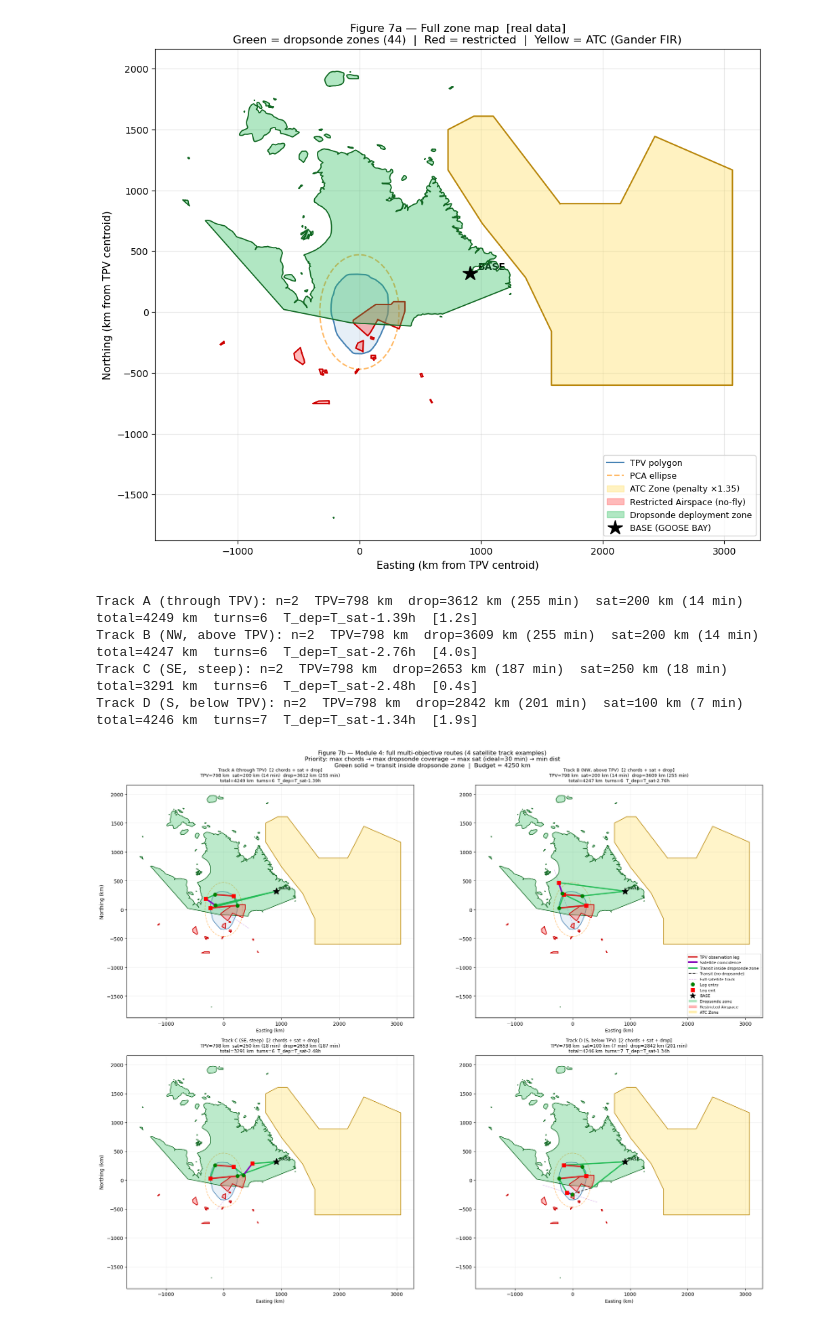
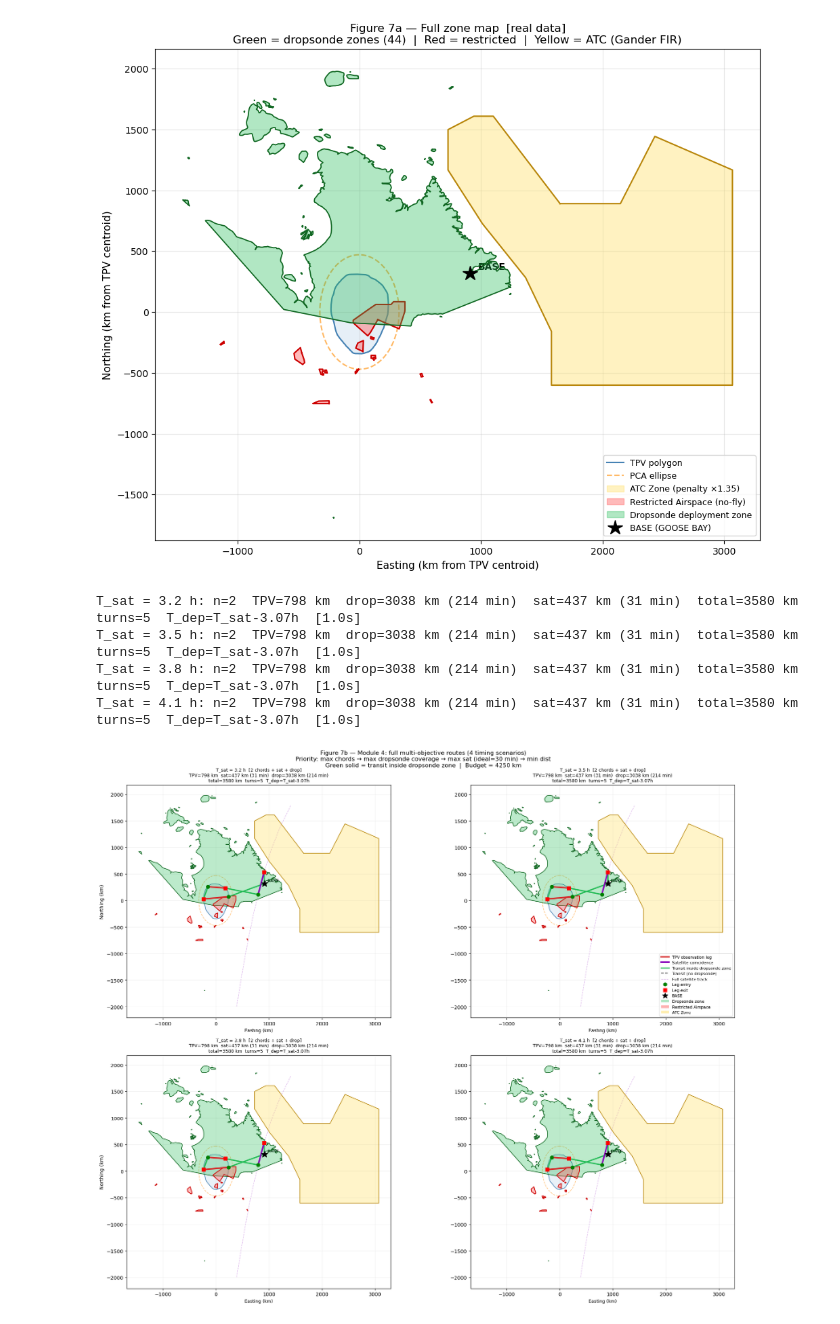
Before and after one commit to xf37/aerial-met-survey-optimizer, a Jupyter notebook: 07_tpv_route_planning.ipynb, the cells around one changed output. Cells and saved outputs as stored; diff of their text form; code cells hidden in the pictures.

```diff
--- a/07_tpv_route_planning.ipynb
+++ b/07_tpv_route_planning.ipynb
@@ -1350,7 +1366,7 @@ def plot_route_m3(ax, route, tpv_pts, ell_xy, base,
     ax.set_aspect('equal'); ax.grid(True, alpha=0.2)
 
     sat_min = route['sat_dist'] / AIRCRAFT_SPEED_KMH * 60.0
-    offset  = route['T_dep_h'] - T_SAT_H
+    offset  = route['T_dep_h'] - route.get('T_sat_h', T_SAT_H)
     sign    = '+' if offset >= 0 else ''
     ax.set_title(
         f'{title}\n'
@@ -1381,7 +1397,7 @@ from matplotlib.patches import Patch
 legend_elements = [
     Line2D([0],[0], color='#d62728', lw=3,              label='TPV observation leg'),
     Line2D([0],[0], color='#8800bb', lw=3,              label='Satellite coincidence (chosen sub-segment)'),
-    Line2D([0],[0], color='#8800bb', lw=1, ls='--', alpha=0.35, label='Full satellite track (1000 km)'),
+    Line2D([0],[0], color='#8800bb', lw=1, ls='--', alpha=0.35, label='EarthCARE ground track (real data)'),
     Line2D([0],[0], color='#333333', lw=1.5, ls='--',   label='Transit (obstacle-avoiding)'),
     Line2D([0],[0], marker='o', color='green', ms=7, ls='none', label='Leg entry'),
     Line2D([0],[0], marker='s', color='red',   ms=7, ls='none', label='Leg exit'),
@@ -1392,10 +1408,10 @@ legend_elements = [
 axes[1].legend(handles=legend_elements, fontsize=8, loc='lower right')
 
 fig.suptitle(
-    f'Figure 5 — EarthCARE satellite coincidence: 4 track examples\n'
+    f'Figure 5 — Module 3: EarthCARE satellite coincidence — 4 timing scenarios\n'
     f'Min = {T_MIN_SAT_MIN:.0f} min ({SAT_MIN_LENGTH_KM:.0f} km)  |  '
     f'Ideal = {T_IDEAL_SAT_MIN:.0f} min ({SAT_IDEAL_LENGTH_KM:.0f} km)  |  '
-    f'Track = {SAT_TRACK_KM:.0f} km sampled every {SAT_SAMPLE_KM:.0f} km  |  '
+    f'Real EarthCARE overpass 2016-05-16  |  '
     f'Optimizer: max chords → max sat time (≤ ideal) → min dist  |  Budget = {TOTAL_BUDGET_KM:.0f} km',
     fontsize=12)
 plt.tight_layout()
@@ -1913,13 +1929,15 @@ print()
 m4_results = {}
 for tr in sat_track_defs:
     t0 = time.time()
-    r, n = find_best_m4(BASE, chords_obs, tr['candidates'], T_SAT_H)
+    t_sat = tr.get('T_sat_h', T_SAT_H)
+    r, n = find_best_m4(BASE, chords_obs, tr['candidates'], t_sat)
     elapsed = time.time() - t0
-    m4_results[tr['label']] = {'route': r, 'n_chords': n, 'track': tr}
+    m4_results[tr['label']] = {'route': r, 'n_chords': n, 'track': tr, 'T_sat_h': t_sat}
+    if r: r['T_sat_h'] = t_sat
     if r:
         drop_min = r['dropsonde_dist'] / AIRCRAFT_SPEED_KMH * 60.0
         sat_min  = r['sat_dist']       / AIRCRAFT_SPEED_KMH * 60.0
-        offset   = r['T_dep_h'] - T_SAT_H
+        offset   = r['T_dep_h'] - t_sat
         sign     = '+' if offset >= 0 else ''
         print(f"{tr['label']}: n={n}  TPV={r['tpv_dist']:.0f} km  "
               f"drop={r['dropsonde_dist']:.0f} km ({drop_min:.0f} min)  "
@@ -1929,10 +1947,10 @@ for tr in sat_track_defs:
     else:
         print(f"{tr['label']}: no feasible route  [{elapsed:.1f}s]")
 # %% [output]
-Track A (through TPV): n=2  TPV=798 km  drop=3612 km (255 min)  sat=200 km (14 min)  total=4249 km  turns=6  T_dep=T_sat-1.39h  [1.2s]
-Track B (NW, above TPV): n=2  TPV=798 km  drop=3609 km (255 min)  sat=200 km (14 min)  total=4247 km  turns=6  T_dep=T_sat-2.76h  [4.0s]
-Track C (SE, steep): n=2  TPV=798 km  drop=2653 km (187 min)  sat=250 km (18 min)  total=3291 km  turns=6  T_dep=T_sat-2.48h  [0.4s]
-Track D (S, below TPV): n=2  TPV=798 km  drop=2842 km (201 min)  sat=100 km (7 min)  total=4246 km  turns=7  T_dep=T_sat-1.34h  [1.9s]
+T_sat = 3.2 h: n=2  TPV=798 km  drop=3038 km (214 min)  sat=437 km (31 min)  total=3580 km  turns=5  T_dep=T_sat-3.07h  [1.0s]
+T_sat = 3.5 h: n=2  TPV=798 km  drop=3038 km (214 min)  sat=437 km (31 min)  total=3580 km  turns=5  T_dep=T_sat-3.07h  [1.0s]
+T_sat = 3.8 h: n=2  TPV=798 km  drop=3038 km (214 min)  sat=437 km (31 min)  total=3580 km  turns=5  T_dep=T_sat-3.07h  [1.0s]
+T_sat = 4.1 h: n=2  TPV=798 km  drop=3038 km (214 min)  sat=437 km (31 min)  total=3580 km  turns=5  T_dep=T_sat-3.07h  [1.0s]
 # %%
 # ── Figure 7b: 4-panel Module 4 routes (dropsonde segments highlighted) ───
 def plot_route_m4(ax, route, tpv_pts, ell_xy, base,
@@ -1997,7 +2015,7 @@ def plot_route_m4(ax, route, tpv_pts, ell_xy, base,
 
     sat_min  = route['sat_dist']       / AIRCRAFT_SPEED_KMH * 60.0
     drop_min = route['dropsonde_dist'] / AIRCRAFT_SPEED_KMH * 60.0
-    offset   = route['T_dep_h'] - T_SAT_H
+    offset   = route['T_dep_h'] - route.get('T_sat_h', T_SAT_H)
     sign     = '+' if offset >= 0 else ''
     ax.set_title(
         f'{title}\n'
@@ -2021,32 +2039,32 @@ for ax, (lbl, res) in zip(axes, m4_results.items()):
                   restricted_polys, atc_polys, dropsonde_polys, tr['line'], panel_title)
     ax.set_xlabel('Easting (km)', fontsize=9)
 
 axes[0].set_ylabel('Northing (km)', fontsize=10)
 axes[2].set_ylabel('Northing (km)', fontsize=10)
 
 from matplotlib.lines import Line2D
 from matplotlib.patches import Patch
 legend_elements = [
     Line2D([0],[0], color='#d62728', lw=3,              label='TPV observation leg'),
     Line2D([0],[0], color='#8800bb', lw=3,              label='Satellite coincidence'),
     Line2D([0],[0], color='#22bb55', lw=2.5,            label='Transit inside dropsonde zone'),
     Line2D([0],[0], color='#333333', lw=1.5, ls='--',   label='Transit (no dropsonde)'),
     Line2D([0],[0], color='#8800bb', lw=1, ls='--', alpha=0.35, label='Full satellite track'),
     Line2D([0],[0], marker='o', color='green', ms=7, ls='none', label='Leg entry'),
     Line2D([0],[0], marker='s', color='red',   ms=7, ls='none', label='Leg exit'),
     Line2D([0],[0], marker='*', color='black', ms=12, ls='none', label='BASE'),
     Patch(facecolor='#22bb55', alpha=0.35, label='Dropsonde zone'),
     Patch(facecolor='#ff6666', alpha=0.5,  label='Restricted Airspace'),
     Patch(facecolor='#ffe066', alpha=0.5,  label='ATC Zone'),
 ]
 axes[1].legend(handles=legend_elements, fontsize=8, loc='lower right')
 
 fig.suptitle(
-    f'Figure 7b — Module 4: full multi-objective routes (4 satellite track examples)\n'
+    f'Figure 7b — Module 4: full multi-objective routes (4 timing scenarios)\n'
     f'Priority: max chords → max dropsonde coverage → max sat (ideal={T_IDEAL_SAT_MIN:.0f} min) → min dist\n'
     f'Green solid = transit inside dropsonde zone  |  Budget = {TOTAL_BUDGET_KM:.0f} km',
     fontsize=12)
 plt.tight_layout()
 plt.show()
 # %% [output]
-[figure, old version]
+[figure, new version]
```
Also changed, not shown: parts of 3 cells of this notebook.
